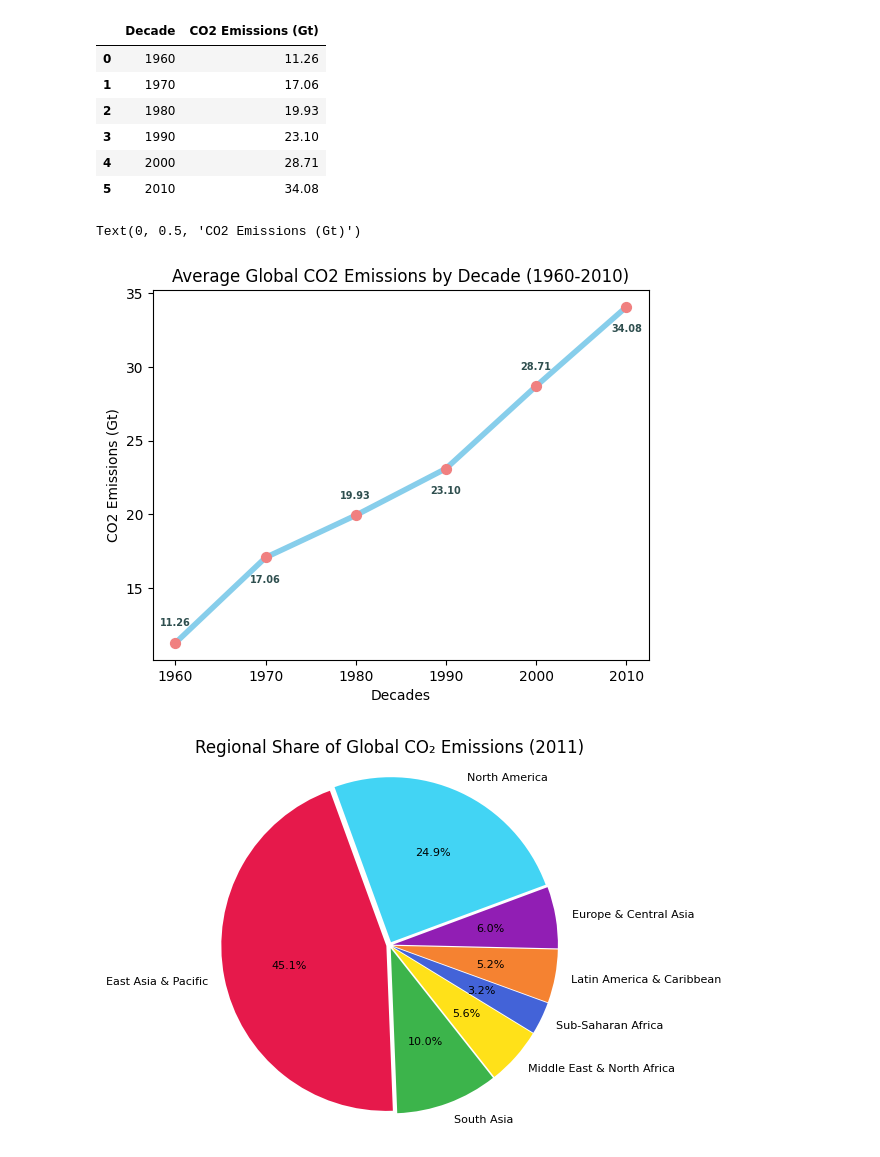
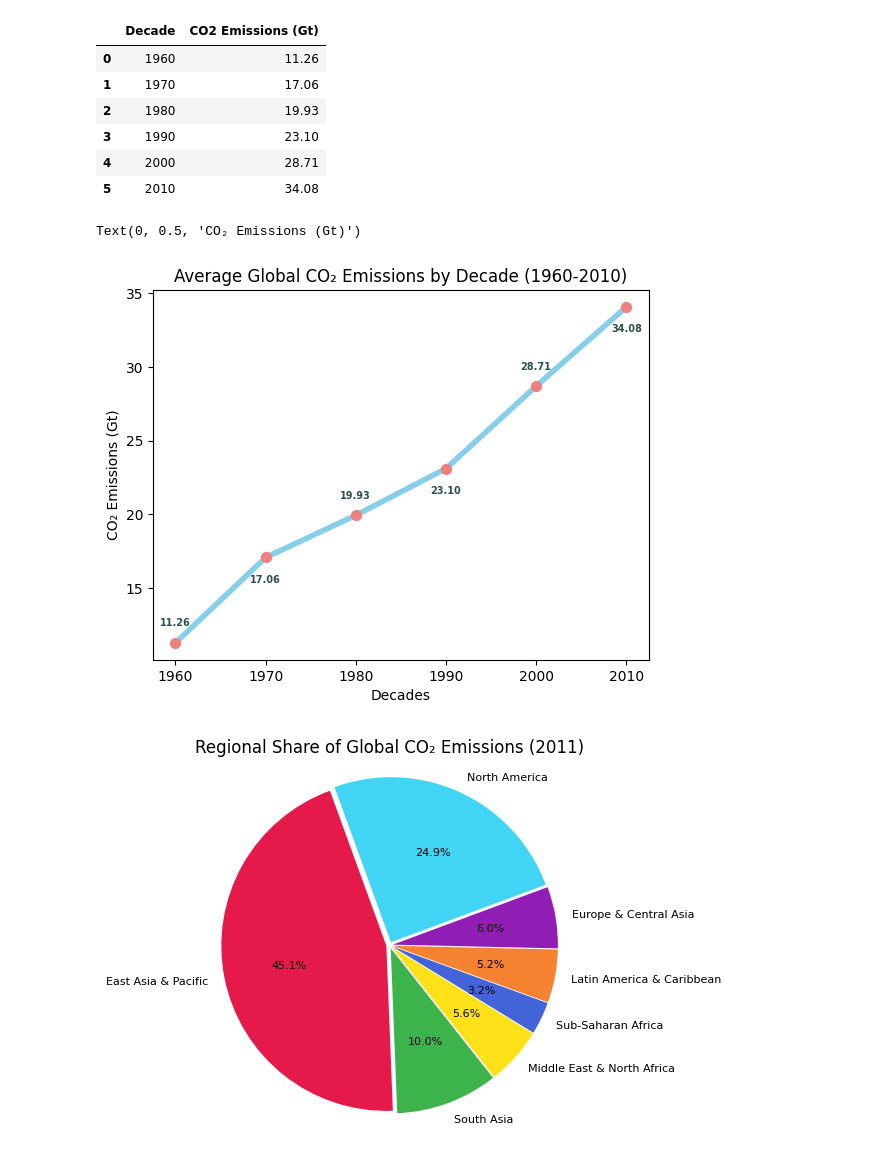
Before and after one commit to sanaullah525/Global-CO2-Emissions-Data-Analysis-Project, a Jupyter notebook: datapr.ipynb, the cells around one changed output. Saved outputs shown, nothing was run; the diff lists cells and outputs as text; code cells hidden in the pictures.

Commit message:
Correcting Text formating

```diff
--- a/datapr.ipynb
+++ b/datapr.ipynb
@@ -378,28 +378,28 @@ Average Global CO2 Emissions by Decade (1960-2010)
 # %%
 # Line chart for better Average Global CO2 Emissions by Decade (1960-2010)
 
 lc= decade_df.plot(x= "Decade", y= "CO2 Emissions (Gt)",
             color= "skyblue", linewidth=4, legend= False)
 lc.scatter(decade_df['Decade'], decade_df['CO2 Emissions (Gt)'],
            color= 'lightcoral', s=50, zorder=5)
 
 # Adding data labels with better positioning
 for i, row in decade_df.iterrows():
     # Alternate label position (above/below) to avoid crowding
     offset = 12 if i % 2 == 0 else -18
 
     lc.annotate(f"{row['CO2 Emissions (Gt)']:.2f}",
                 xy=(row['Decade'], row['CO2 Emissions (Gt)']),
                 xytext=(0, offset), textcoords='offset points',
                 ha='center', fontsize=7, color='darkslategrey',
                 fontweight='bold')
 
-plt.title("Average Global CO2 Emissions by Decade (1960-2010)")
+plt.title("Average Global CO₂ Emissions by Decade (1960-2010)")
 plt.xlabel("Decades")
-plt.ylabel("CO2 Emissions (Gt)")
+plt.ylabel("CO₂ Emissions (Gt)")
 # %% [output]
-Text(0, 0.5, 'CO2 Emissions (Gt)')
+Text(0, 0.5, 'CO₂ Emissions (Gt)')
-[figure, old version]
+[figure, new version]
 # %%
 # Pie chart for Regional share of Global Emissions.
 
```
